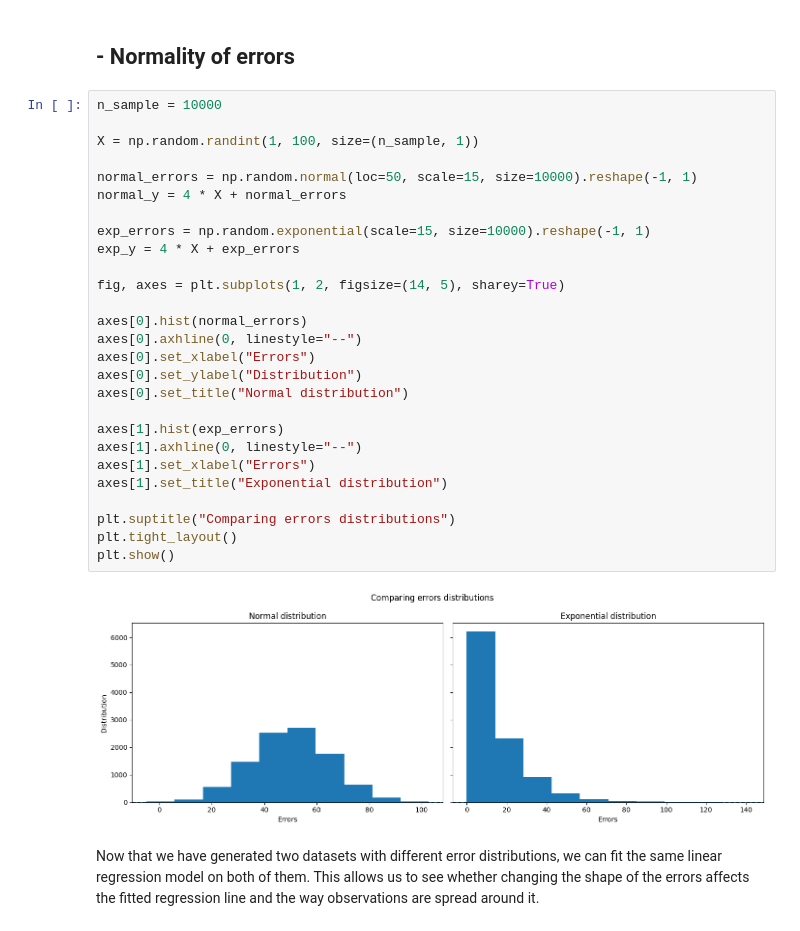
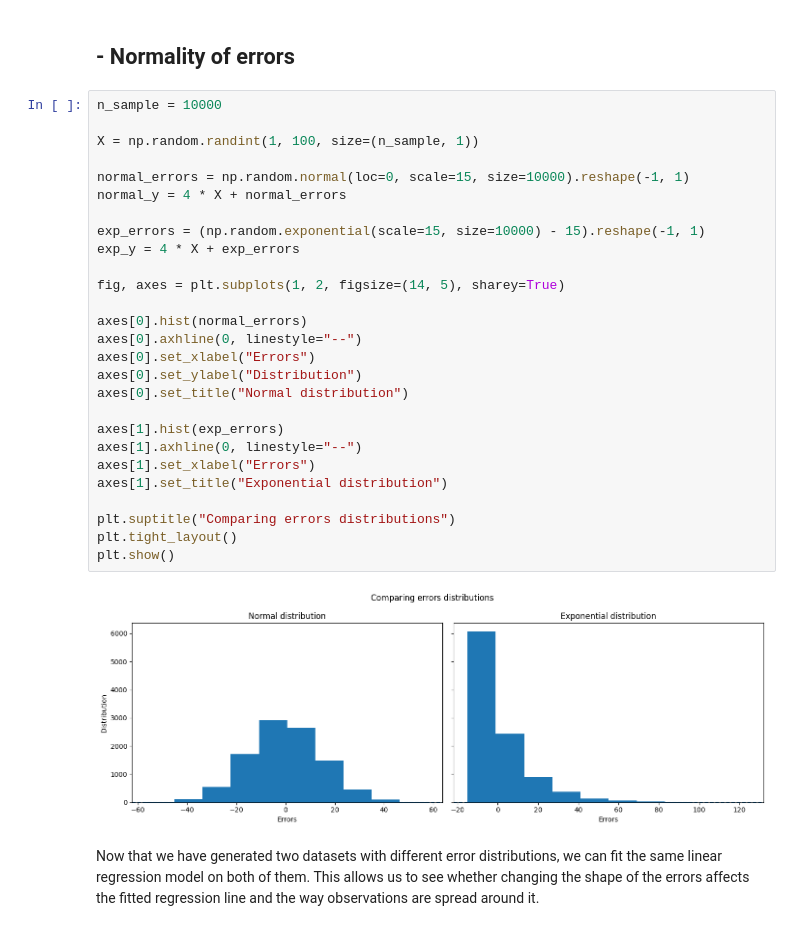
Before and after one commit to EstebanHuriot/ML_Museum, a Jupyter notebook: notebooks/LinearRegression.ipynb, the cells around one changed output. Cells and saved outputs as stored; diff of their text form.

```diff
--- a/notebooks/LinearRegression.ipynb
+++ b/notebooks/LinearRegression.ipynb
@@ -324,32 +330,32 @@ plt.show()
 # %%
 n_sample = 10000
 
 X = np.random.randint(1, 100, size=(n_sample, 1))
 
-normal_errors = np.random.normal(loc=50, scale=15, size=10000).reshape(-1, 1)
+normal_errors = np.random.normal(loc=0, scale=15, size=10000).reshape(-1, 1)
 normal_y = 4 * X + normal_errors
 
-exp_errors = np.random.exponential(scale=15, size=10000).reshape(-1, 1)
+exp_errors = (np.random.exponential(scale=15, size=10000) - 15).reshape(-1, 1)
 exp_y = 4 * X + exp_errors
 
 fig, axes = plt.subplots(1, 2, figsize=(14, 5), sharey=True)
 
 axes[0].hist(normal_errors)
 axes[0].axhline(0, linestyle="--")
 axes[0].set_xlabel("Errors")
 axes[0].set_ylabel("Distribution")
 axes[0].set_title("Normal distribution")
 
 axes[1].hist(exp_errors)
 axes[1].axhline(0, linestyle="--")
 axes[1].set_xlabel("Errors")
 axes[1].set_title("Exponential distribution")
 
 plt.suptitle("Comparing errors distributions")
 plt.tight_layout()
 plt.show()
 # %% [output]
-[figure, old version]
+[figure, new version]
 # %% [markdown]
 Now that we have generated two datasets with different error distributions, we can fit the same linear regression model on both of them.
 </br>
```
Also changed, not shown: parts of 12 cells of this notebook, 9 other files.
